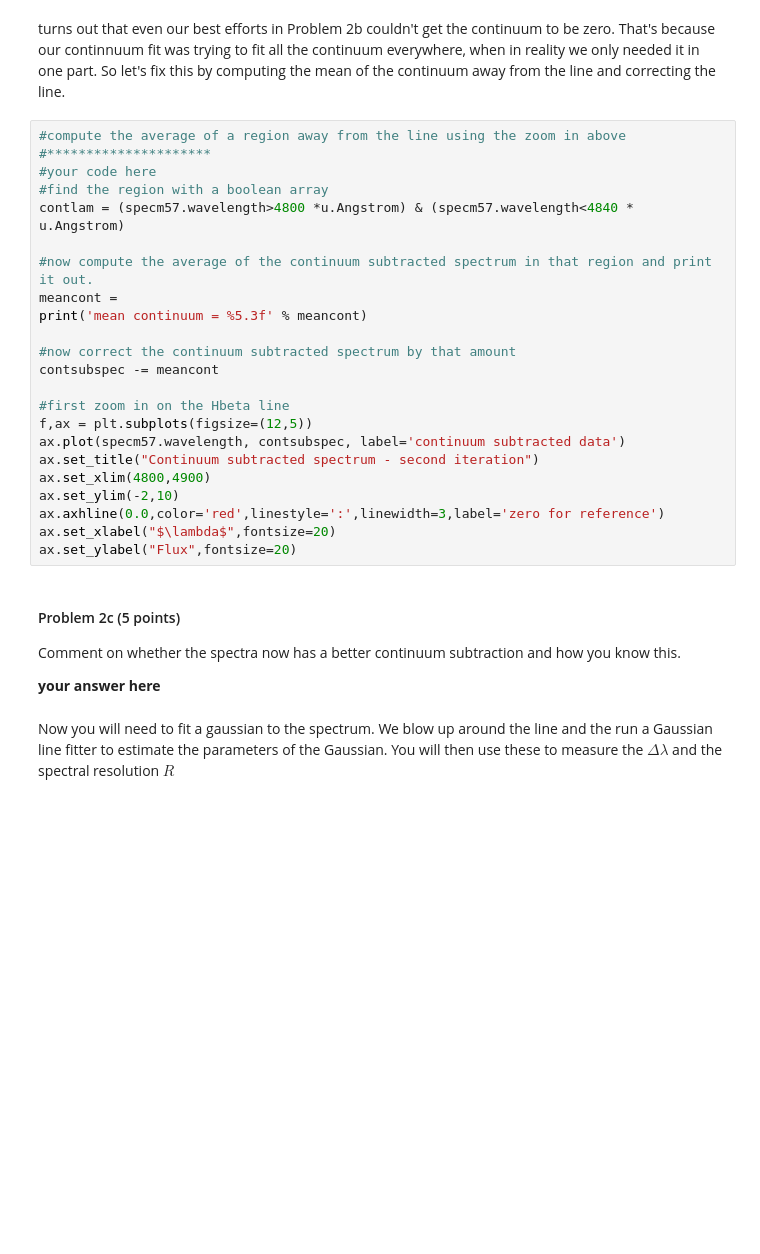
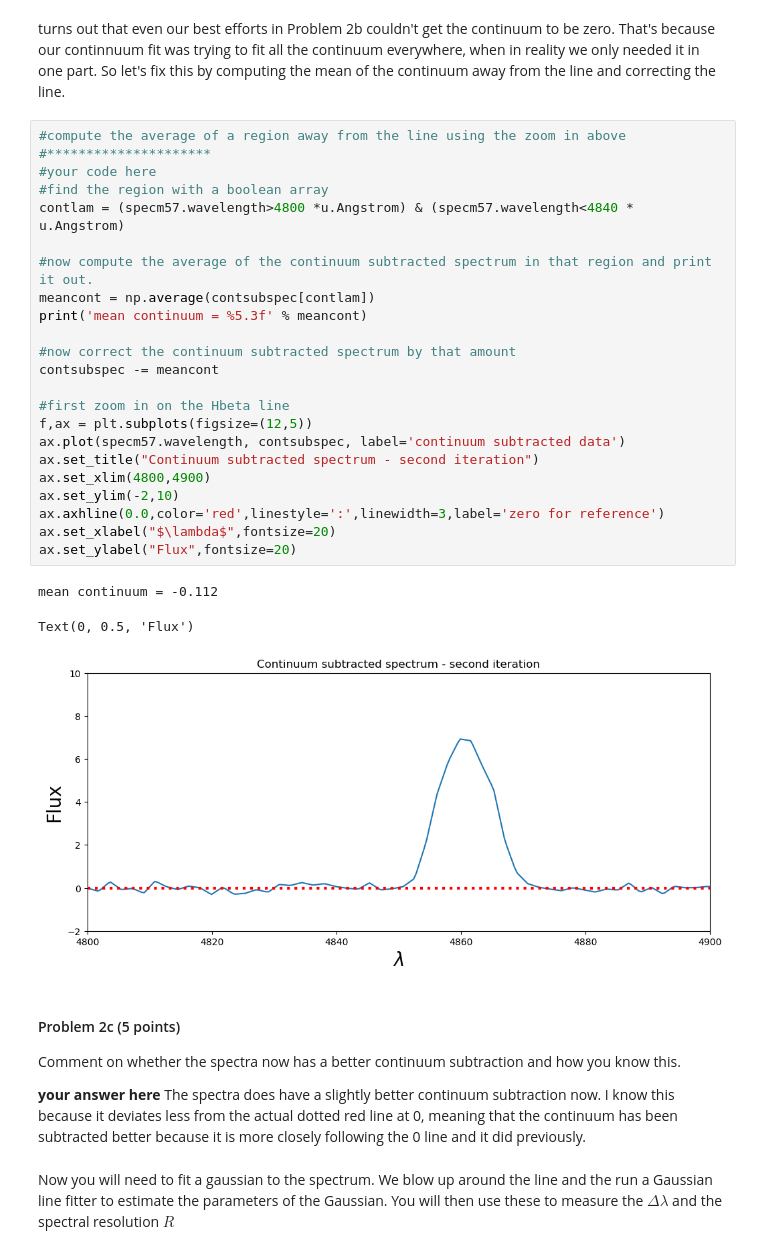
Before and after one commit to aaronreithku/Analysis_real_spectra_student, a Jupyter notebook: analysis_real_spectra.student.ipynb, the cells around one changed output. Cells and saved outputs as stored; diff of their text form; blank space fills up the shorter version.

```diff
--- a/analysis_real_spectra.student.ipynb
+++ b/analysis_real_spectra.student.ipynb
@@ -283,31 +289,36 @@ turns out that even our best efforts in Problem 2b couldn't get the continuum to
 # %%
 #compute the average of a region away from the line using the zoom in above
 #*********************
 #your code here
 #find the region with a boolean array
 contlam = (specm57.wavelength>4800 *u.Angstrom) & (specm57.wavelength<4840 * u.Angstrom)
 
 #now compute the average of the continuum subtracted spectrum in that region and print it out.
-meancont =
+meancont = np.average(contsubspec[contlam])
 print('mean continuum = %5.3f' % meancont)
 
 #now correct the continuum subtracted spectrum by that amount
 contsubspec -= meancont
 
 #first zoom in on the Hbeta line
 f,ax = plt.subplots(figsize=(12,5))
 ax.plot(specm57.wavelength, contsubspec, label='continuum subtracted data')
 ax.set_title("Continuum subtracted spectrum - second iteration")
 ax.set_xlim(4800,4900)
 ax.set_ylim(-2,10)
 ax.axhline(0.0,color='red',linestyle=':',linewidth=3,label='zero for reference')
 ax.set_xlabel("$\lambda$",fontsize=20)
 ax.set_ylabel("Flux",fontsize=20)
+# %% [output]
+mean continuum = -0.112
+Text(0, 0.5, 'Flux')
+[figure, added]
 # %% [markdown]
 #### Problem 2c (5 points)
 Comment on whether the spectra now has a better continuum subtraction and how you know this.
 
 **your answer here**
+The spectra does have a slightly better continuum subtraction now. I know this because it deviates less from the actual dotted red line at 0, meaning that the continuum has been subtracted better because it is more closely following the 0 line and it did previously.
 # %% [markdown]
 Now you will need to fit a gaussian to the spectrum.  We blow up around the line and the run a Gaussian line fitter to estimate the parameters of the Gaussian.  You will then use these to measure the $\Delta \lambda$ and the spectral resolution $R$
 # %%
```
Also changed, not shown: parts of 16 cells of this notebook, 3 other files.
